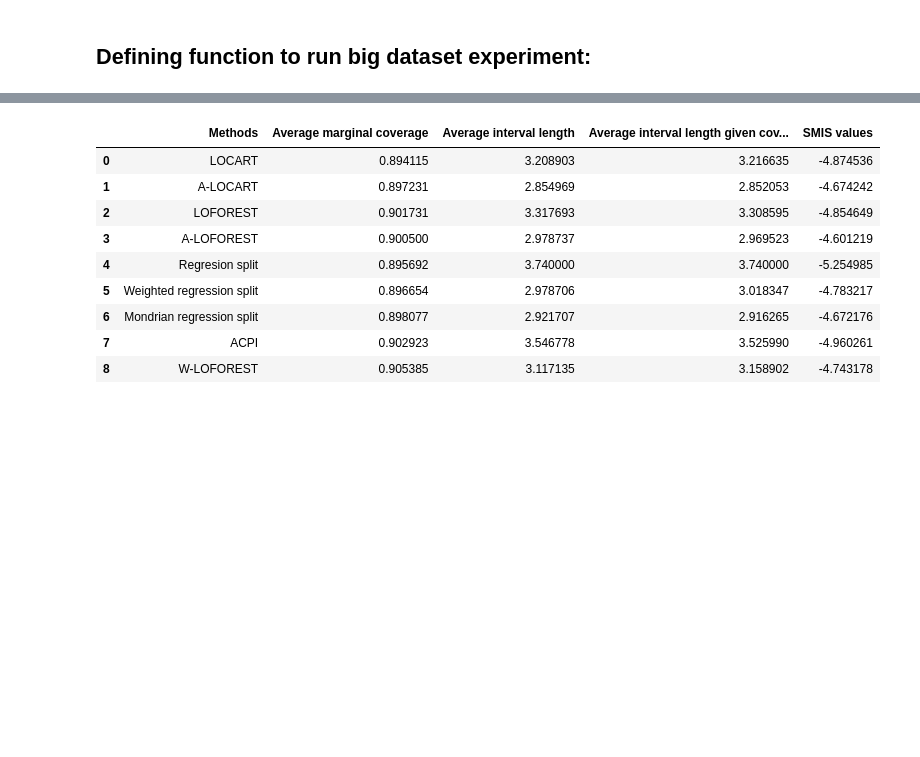
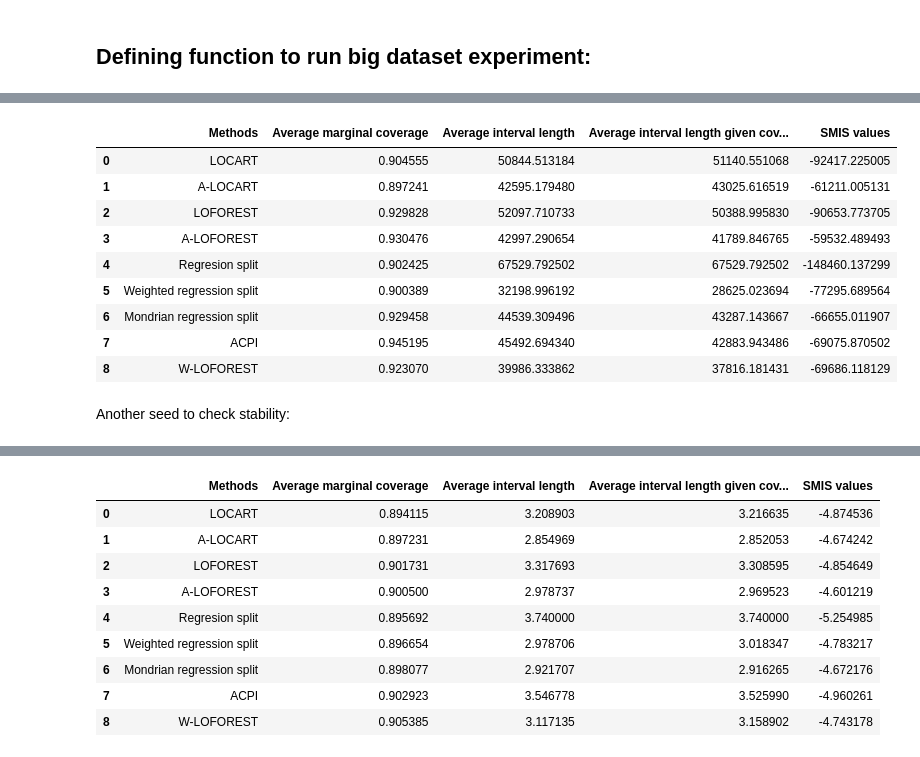
Before and after one commit to Monoxido45/clover, a Jupyter notebook: examples/additional_real_data_experiments.ipynb, the cells around one changed output, grey strips where cells are left out. Cells and saved outputs as stored; diff of their text form; code cells hidden in the pictures; blank space fills up the shorter version.

Commit message:
adding new simulated and real results

```diff
--- a/examples/additional_real_data_experiments.ipynb
+++ b/examples/additional_real_data_experiments.ipynb
@@ -526,0 +541,2 @@ def obtain_main_metrics_real(
+# %%
+WEC_results = obtain_main_metrics_real(data_name = "WEC", random_seed = 1250, random_state = 45, min_samples_leaf = 150, n_estimators = 100)
@@ -526,0 +564,15 @@ def obtain_main_metrics_real(
+# %%
+WEC_results
+# %% [output]
+|  | Methods | Average marginal coverage | Average interval length | Average interval length given cov... | SMIS values |
+| 0 | LOCART | 0.904555 | 50844.513184 | 51140.551068 | -92417.225005 |
+| 1 | A-LOCART | 0.897241 | 42595.179480 | 43025.616519 | -61211.005131 |
+| 2 | LOFOREST | 0.929828 | 52097.710733 | 50388.995830 | -90653.773705 |
+| 3 | A-LOFOREST | 0.930476 | 42997.290654 | 41789.846765 | -59532.489493 |
+| 4 | Regresion split | 0.902425 | 67529.792502 | 67529.792502 | -148460.137299 |
+| 5 | Weighted regression split | 0.900389 | 32198.996192 | 28625.023694 | -77295.689564 |
+| 6 | Mondrian regression split | 0.929458 | 44539.309496 | 43287.143667 | -66655.011907 |
+| 7 | ACPI | 0.945195 | 45492.694340 | 42883.943486 | -69075.870502 |
+| 8 | W-LOFOREST | 0.923070 | 39986.333862 | 37816.181431 | -69686.118129 |
+# %% [markdown]
+Another seed to check stability:
```
Also changed, not shown: parts of 25 cells of this notebook, 4 other files.
